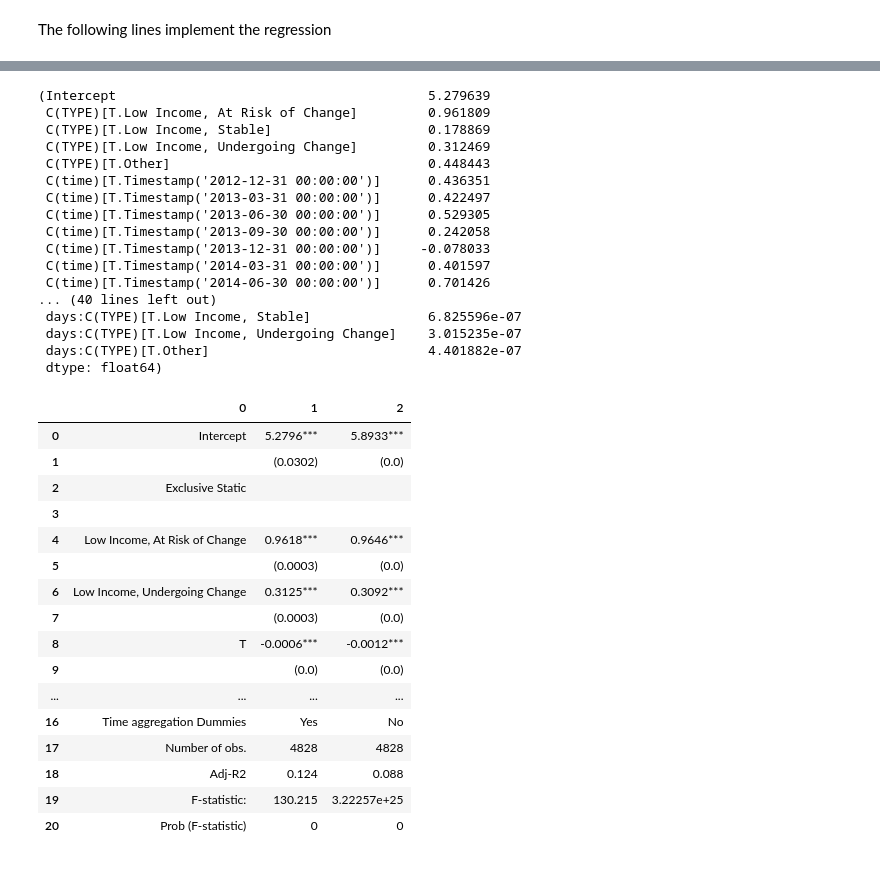
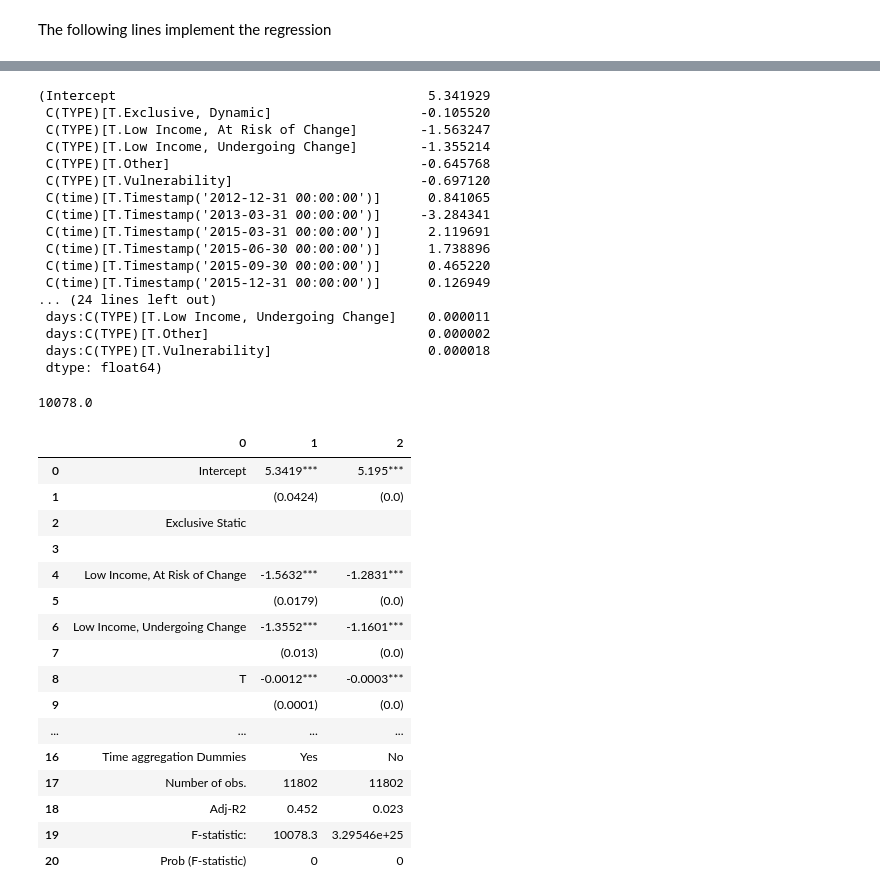
Before and after one commit to rpasquini/twitter_and_displacement, a Jupyter notebook: notebooks/Bogota/Econometrics by typologies - Bogota.ipynb, the cells around one changed output, grey strips where cells are left out. Cells and saved outputs as stored; diff of their text form; code cells hidden in the pictures.

```diff
--- a/notebooks/Bogota/Econometrics by typologies - Bogota.ipynb
+++ b/notebooks/Bogota/Econometrics by typologies - Bogota.ipynb
@@ -91,8 +101,8 @@ NameError: name 'dfcentroids' is not defined
 
 COD_2010 is the identifier of the tract level code id from Buenos Aires. Change it appropiately
 # %%
-df_tract_level=dfcentroids[['nonresidents','nonresidentsandnonneighbors','residents','totalcounts','TPU','time']].groupby(['TPU','time']).sum().reset_index()
-typologies_code=dfcentroids[['TPU','TYPE']].drop_duplicates()
-df_tract_level=df_tract_level.merge(typologies_code, left_on='TPU', right_on='TPU')
+df_tract_level=dfcentroids[['nonresidents','nonresidentsandnonneighbors','residents','totalcounts','SECU_CCNCT','time']].groupby(['SECU_CCNCT','time']).sum().reset_index()
+typologies_code=dfcentroids[['SECU_CCNCT','TYPE']].drop_duplicates()
+df_tract_level=df_tract_level.merge(typologies_code, left_on='SECU_CCNCT', right_on='SECU_CCNCT')
 df_tract_level.head(5)
 # %% [output]
@@ -154,7 +165,7 @@ df_tract_level.groupby('TYPE').count()
 # %% [markdown]
 The following lines implement the regression
 # %%
-datos=df_tract_level[['lognonresidents','nonresidents','days','TYPE','time','TPU']]
+datos=df_tract_level[['lognonresidents','nonresidents','days','TYPE','time','SECU_CCNCT']]
 # el metodo dropna() me permite eliminar las filas que tienen algun valor missing
 datos=datos.dropna()
 # %%
@@ -228,22 +239,22 @@ strong multicollinearity or other numerical problems.
 # %%
 results.params, results.bse
 # %% [output]
-(Intercept                                        5.279639
- C(TYPE)[T.Low Income, At Risk of Change]         0.961809
- C(TYPE)[T.Low Income, Stable]                    0.178869
- C(TYPE)[T.Low Income, Undergoing Change]         0.312469
- C(TYPE)[T.Other]                                 0.448443
- C(time)[T.Timestamp('2012-12-31 00:00:00')]      0.436351
- C(time)[T.Timestamp('2013-03-31 00:00:00')]      0.422497
- C(time)[T.Timestamp('2013-06-30 00:00:00')]      0.529305
- C(time)[T.Timestamp('2013-09-30 00:00:00')]      0.242058
- C(time)[T.Timestamp('2013-12-31 00:00:00')]     -0.078033
- C(time)[T.Timestamp('2014-03-31 00:00:00')]      0.401597
- C(time)[T.Timestamp('2014-06-30 00:00:00')]      0.701426
-... (40 lines left out)
- days:C(TYPE)[T.Low Income, Stable]               6.825596e-07
- days:C(TYPE)[T.Low Income, Undergoing Change]    3.015235e-07
- days:C(TYPE)[T.Other]                            4.401882e-07
+(Intercept                                        5.341929
+ C(TYPE)[T.Exclusive, Dynamic]                   -0.105520
+ C(TYPE)[T.Low Income, At Risk of Change]        -1.563247
+ C(TYPE)[T.Low Income, Undergoing Change]        -1.355214
+ C(TYPE)[T.Other]                                -0.645768
+ C(TYPE)[T.Vulnerability]                        -0.697120
+ C(time)[T.Timestamp('2012-12-31 00:00:00')]      0.841065
+ C(time)[T.Timestamp('2013-03-31 00:00:00')]     -3.284341
+ C(time)[T.Timestamp('2015-03-31 00:00:00')]      2.119691
+ C(time)[T.Timestamp('2015-06-30 00:00:00')]      1.738896
+ C(time)[T.Timestamp('2015-09-30 00:00:00')]      0.465220
+ C(time)[T.Timestamp('2015-12-31 00:00:00')]      0.126949
+... (24 lines left out)
+ days:C(TYPE)[T.Low Income, Undergoing Change]    0.000011
+ days:C(TYPE)[T.Other]                            0.000002
+ days:C(TYPE)[T.Vulnerability]                    0.000018
  dtype: float64)
 # %%
 varnames_to_print=['Intercept', 'C(TYPE)[T.Exclusive Static]',
@@ -264,6 +275,10 @@ labels_dict={'C(TYPE)[T.Exclusive Static]':'Exclusive Static',
              'days':'T',
 
             }
+# %%
+np.round(results.fvalue)
+# %% [output]
+10078.0
 # %%
 def to_summary_table(varnames_to_print, listofresults, labels_dict=None, specialrows=None):
 
@@ -346,49 +361,49 @@ def to_summary_table(varnames_to_print, listofresults, labels_dict=None, special
 
         if specialrows is not None:
             for varname in specialrows:
                 coefficients.append(varname['values'][column-1])
 
         # PASAR LA LISTA DE ESTADISTICOS DEL FINAL DE TABLA EN EL MISMO ORDEN QUE ARRIBA
         coefficients.append(results.nobs)
         coefficients.append(round(results.rsquared_adj,3))
-        coefficients.append(np.round(results.fvalue[0][0],3))
+        coefficients.append(np.round(results.fvalue,3))
         coefficients.append(np.round(results.f_pvalue,3))
 
 
         data[column]=coefficients
         column+=1
 
 
 
 
 
     return pd.DataFrame.from_dict(data)
 
 
 
 
 
 
 specialrows=[{'varname':'Time aggregation Dummies', 'values':['Yes','No']}]
 printabletable=to_summary_table(varnames_to_print, [results, results2],labels_dict, specialrows)
 printabletable
 # %% [output]
 |  | 0 | 1 | 2 |
-| 0 | Intercept | 5.2796*** | 5.8933*** |
-| 1 |  | (0.0302) | (0.0) |
+| 0 | Intercept | 5.3419*** | 5.195*** |
+| 1 |  | (0.0424) | (0.0) |
 | 2 | Exclusive Static |  |  |
 | 3 |  |  |  |
-| 4 | Low Income, At Risk of Change | 0.9618*** | 0.9646*** |
-| 5 |  | (0.0003) | (0.0) |
-| 6 | Low Income, Undergoing Change | 0.3125*** | 0.3092*** |
-| 7 |  | (0.0003) | (0.0) |
-| 8 | T | -0.0006*** | -0.0012*** |
-| 9 |  | (0.0) | (0.0) |
+| 4 | Low Income, At Risk of Change | -1.5632*** | -1.2831*** |
+| 5 |  | (0.0179) | (0.0) |
+| 6 | Low Income, Undergoing Change | -1.3552*** | -1.1601*** |
+| 7 |  | (0.013) | (0.0) |
+| 8 | T | -0.0012*** | -0.0003*** |
+| 9 |  | (0.0001) | (0.0) |
 | ... | ... | ... | ... |
 | 16 | Time aggregation Dummies | Yes | No |
-| 17 | Number of obs. | 4828 | 4828 |
-| 18 | Adj-R2 | 0.124 | 0.088 |
-| 19 | F-statistic: | 130.215 | 3.22257e+25 |
+| 17 | Number of obs. | 11802 | 11802 |
+| 18 | Adj-R2 | 0.452 | 0.023 |
+| 19 | F-statistic: | 10078.3 | 3.29546e+25 |
 | 20 | Prob (F-statistic) | 0 | 0 |
 # %%
 #Export results to CSV
```
Also changed, not shown: parts of 15 cells of this notebook, 1 other file.
